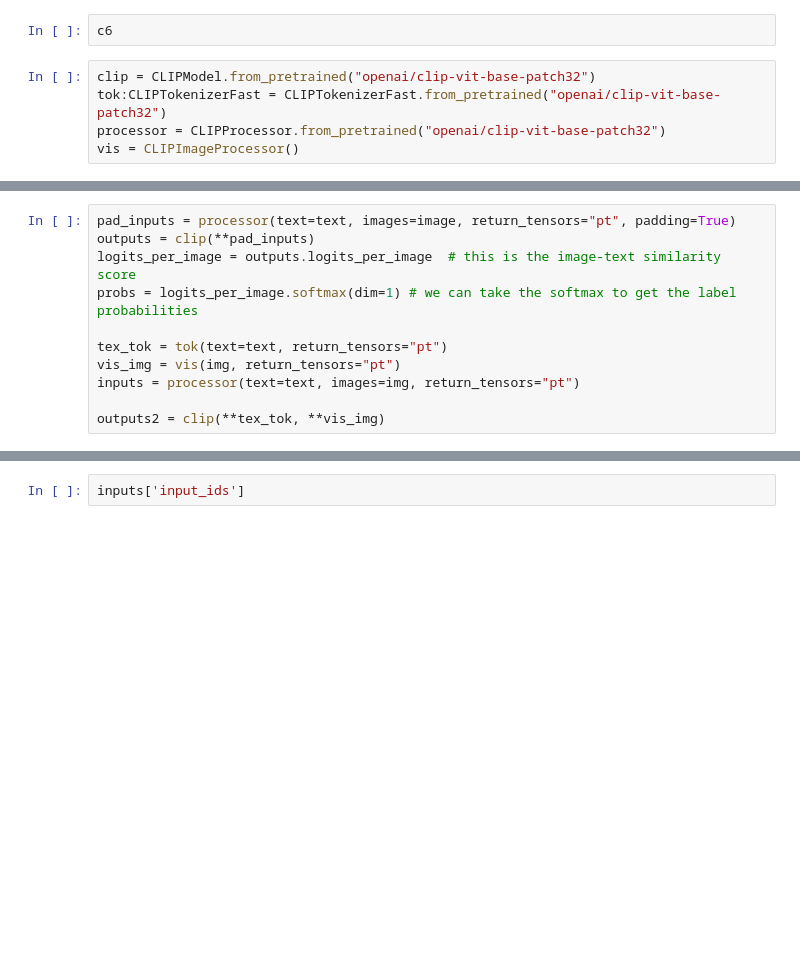
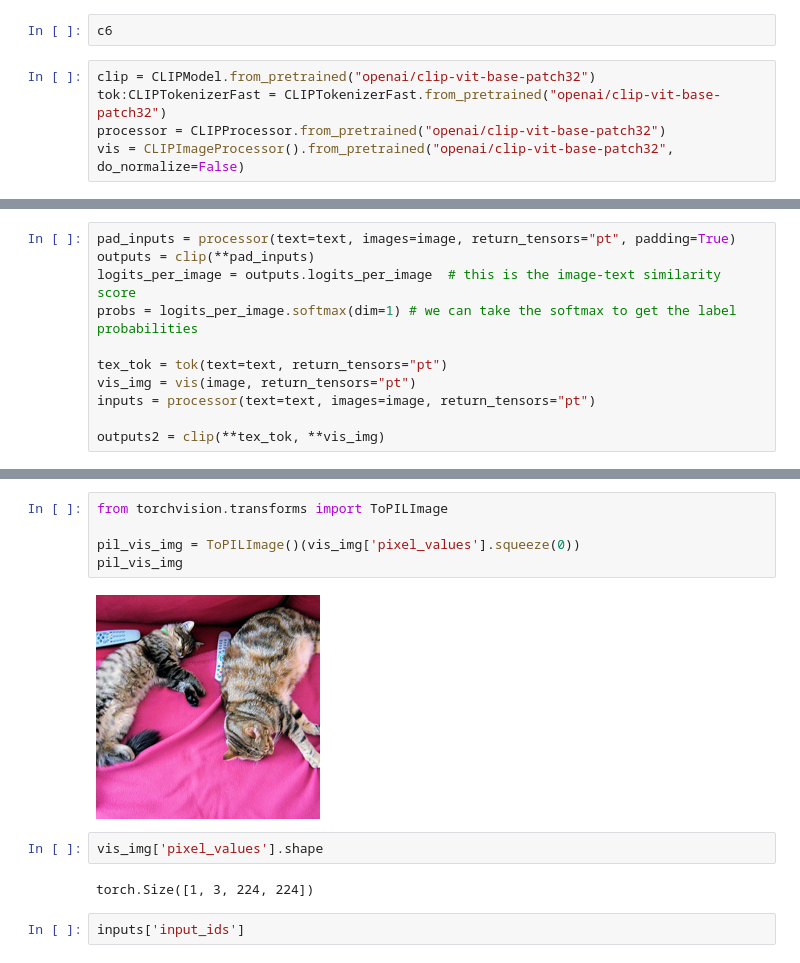
Before and after one commit to nysalvi/clip, a Jupyter notebook: example.ipynb, the cells around one changed output, grey strips where cells are left out. Drawn from its saved outputs; the diff is of its cells as text; blank space fills up the shorter version.

```diff
--- a/example.ipynb
+++ b/example.ipynb
@@ -37,7 +37,7 @@ c6
 clip = CLIPModel.from_pretrained("openai/clip-vit-base-patch32")
 tok:CLIPTokenizerFast = CLIPTokenizerFast.from_pretrained("openai/clip-vit-base-patch32")
 processor = CLIPProcessor.from_pretrained("openai/clip-vit-base-patch32")
-vis = CLIPImageProcessor()
+vis = CLIPImageProcessor().from_pretrained("openai/clip-vit-base-patch32", do_normalize=False)
 # %%
 url = "http://images.cocodataset.org/val2017/000000039769.jpg"
 image = Image.open(requests.get(url, stream=True).raw)
@@ -50,7 +50,7 @@ logits_per_image = outputs.logits_per_image  # this is the image-text similarity
 probs = logits_per_image.softmax(dim=1) # we can take the softmax to get the label probabilities
 
 tex_tok = tok(text=text, return_tensors="pt")
-vis_img = vis(img, return_tensors="pt")
-inputs = processor(text=text, images=img, return_tensors="pt")
+vis_img = vis(image, return_tensors="pt")
+inputs = processor(text=text, images=image, return_tensors="pt")
 
 outputs2 = clip(**tex_tok, **vis_img)
@@ -60,3 +57,14 @@ AttributeError: 'CLIPProcessor' object has no attribute 'eos_token'
+# %%
+from torchvision.transforms import ToPILImage
+
+pil_vis_img = ToPILImage()(vis_img['pixel_values'].squeeze(0))
+pil_vis_img
+# %% [output]
+[figure, added]
+# %%
+vis_img['pixel_values'].shape
+# %% [output]
+torch.Size([1, 3, 224, 224])
 # %%
 inputs['input_ids']
 # %% [output]
```
Also changed, not shown: parts of 29 cells of this notebook, 5 other files.
